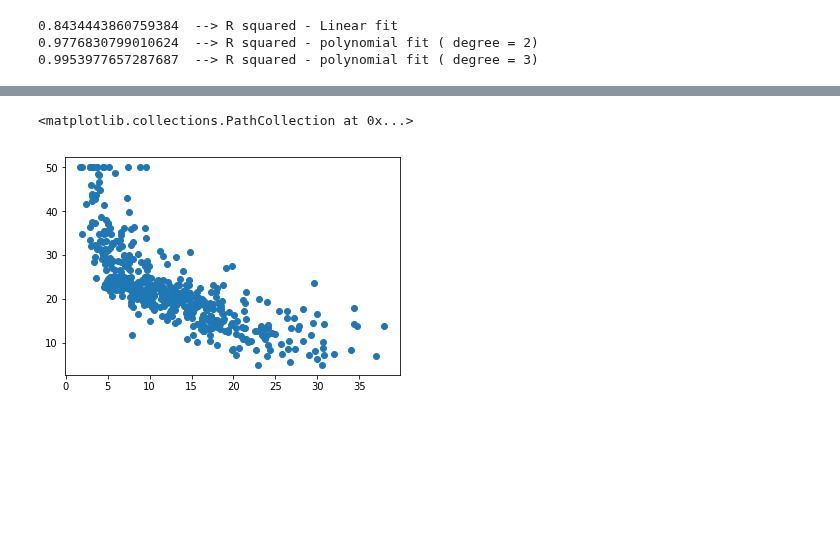
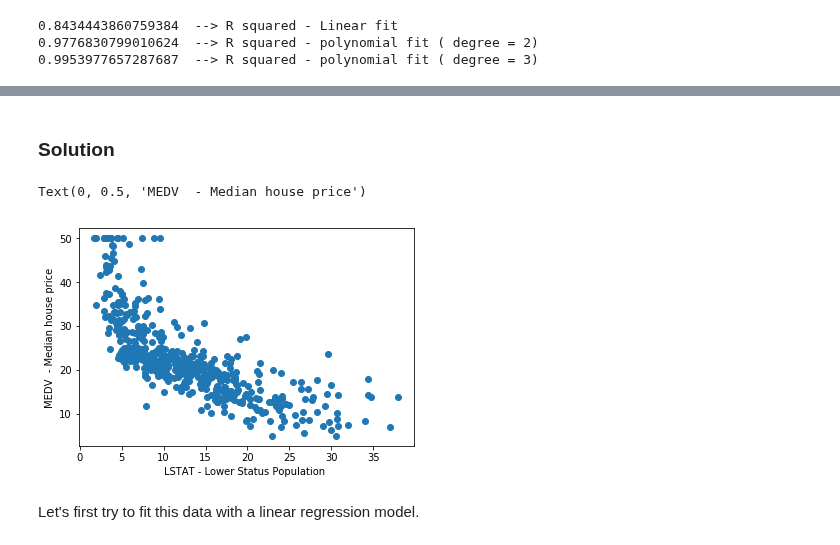
Before and after one commit to hotcode002/Machine-Learning-with-Python, a Jupyter notebook: week_2_math/day_3_regression/regression.ipynb, the cells around one changed output, grey strips where cells are left out. Drawn from its saved outputs; the diff is of its cells as text; code cells hidden in the pictures; blank space fills up the shorter version.

Commit message:
linear regression

```diff
--- a/week_2_math/day_3_regression/regression.ipynb
+++ b/week_2_math/day_3_regression/regression.ipynb
@@ -1667,11 +1673,17 @@ We were able to achieve such high levels of fit ( even with simple linear regres
+# %% [markdown]
+### Solution
 # %%
 from sklearn.datasets import load_boston
 boston = load_boston()
 # %%
 import matplotlib.pyplot as plt
 %matplotlib inline
 
 plt.scatter(boston.data[:,12],boston.target)
+plt.xlabel("LSTAT - Lower Status Population ")
+plt.ylabel("MEDV  - Median house price")
 # %% [output]
-<matplotlib.collections.PathCollection at 0x...>
+Text(0, 0.5, 'MEDV  - Median house price')
-[figure, old version]
+[figure, new version]
+# %% [markdown]
+Let's first try to fit this data with a linear regression model.
```
Also changed, not shown: parts of 20 cells of this notebook.
